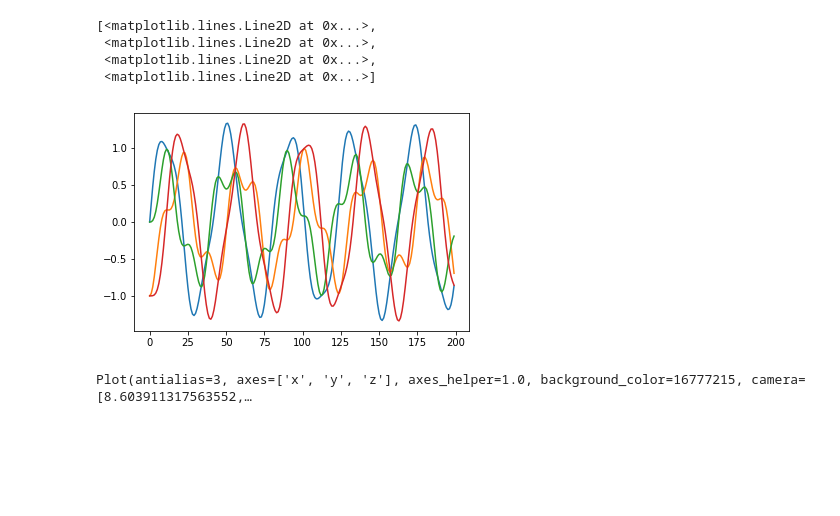
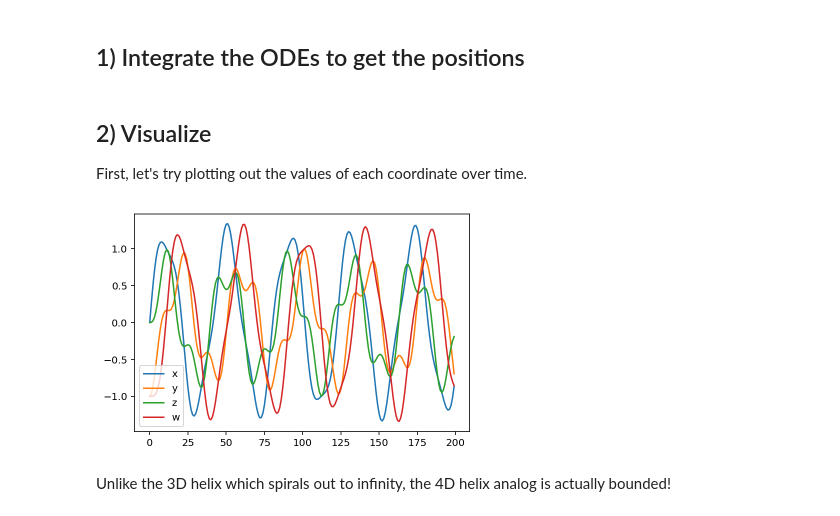
Before and after one commit to panangam/4d-helix, a Jupyter notebook: 4d_helix_demo.ipynb, the cells around one changed output. Cells and saved outputs as stored; diff of their text form; code cells hidden in the pictures; blank space fills up the shorter version.

```diff
--- a/4d_helix_demo.ipynb
+++ b/4d_helix_demo.ipynb
@@ -8,4 +42,7 @@ from sklearn.decomposition import PCA
+# %% [markdown]
+## 1) Integrate the ODEs to get the positions
 # %%
+# set up initial conditions
 alpha0 = (0, -1, 0, -1)
 T0 = (1, 0, 0, 0)
 N0 = (0, 1, 0, 0)
@@ -17,6 +54,7 @@ kappa = 1
 tau = 1
 xi = 1
 
+# define frenet formula
 frenet_mat = np.array([
     [0, kappa, 0, 0],
     [-kappa, 0, tau, 0],
@@ -31,21 +69,23 @@ def ode_rhs(t, y):
     # calculate gradient for T, N, B, Q
     frenet_rhs = frenet_mat @ vecs[1:]
     # calculate gradient for alpha (velocity * T)
-    alpha_rhs = velocity_mat * vecs[[1]
+    alpha_rhs = velocity_mat * vecs[[1]]
     # concatenate flatten into a vector again
     return np.concatenate((alpha_rhs, frenet_rhs), axis=0).flatten()
 # %%
-min_t, max_t, steps = 0, 500, 2000
-
-ts = np.linspace(min_t, max_t, steps)
-res = solve_ivp(ode_rhs, (min_t, max_t), y0, t_eval=ts)
+# solve ODE using scipy's solver
+min_s, max_s, steps = 0, 500, 2000
+ts = np.linspace(min_s, max_s, steps)
+res = solve_ivp(ode_rhs, (min_s, max_s), y0, t_eval=ts)
 ys = res['y']
 alpha = ys[:4].T
+# %% [markdown]
+## 2) Visualize
+
+First, let's try plotting out the values of each coordinate over time.
 # %%
 plt.plot(alpha[:200])
+plt.legend('xyzw')
+plt.show()
 # %% [output]
-[<matplotlib.lines.Line2D at 0x...>,
- <matplotlib.lines.Line2D at 0x...>,
- <matplotlib.lines.Line2D at 0x...>,
- <matplotlib.lines.Line2D at 0x...>]
-[figure, old version]
+[figure, new version]
@@ -57,6 +92,2 @@ for l, p in zip(lines, plots):
-# %%
-lines = [vedo.Line(alpha[:, np.delete(np.arange(4), i)] + [5*i, 0, 0], c=i, ) for i in range(4)]
-texts = [vedo.Text(txt, pos=(5*i, 1, 0)) for i, txt in enumerate(['xyz', 'xyw', 'xzw', 'yzw'])]
-vedo.show(lines, texts, axes=1)
-# %% [output]
-Plot(antialias=3, axes=['x', 'y', 'z'], axes_helper=1.0, background_color=16777215, camera=[8.603911317563552,…
+# %% [markdown]
+Unlike the 3D helix which spirals out to infinity, the 4D helix analog is actually bounded!
```
Also changed, not shown: parts of 21 cells of this notebook, 1 other file.
